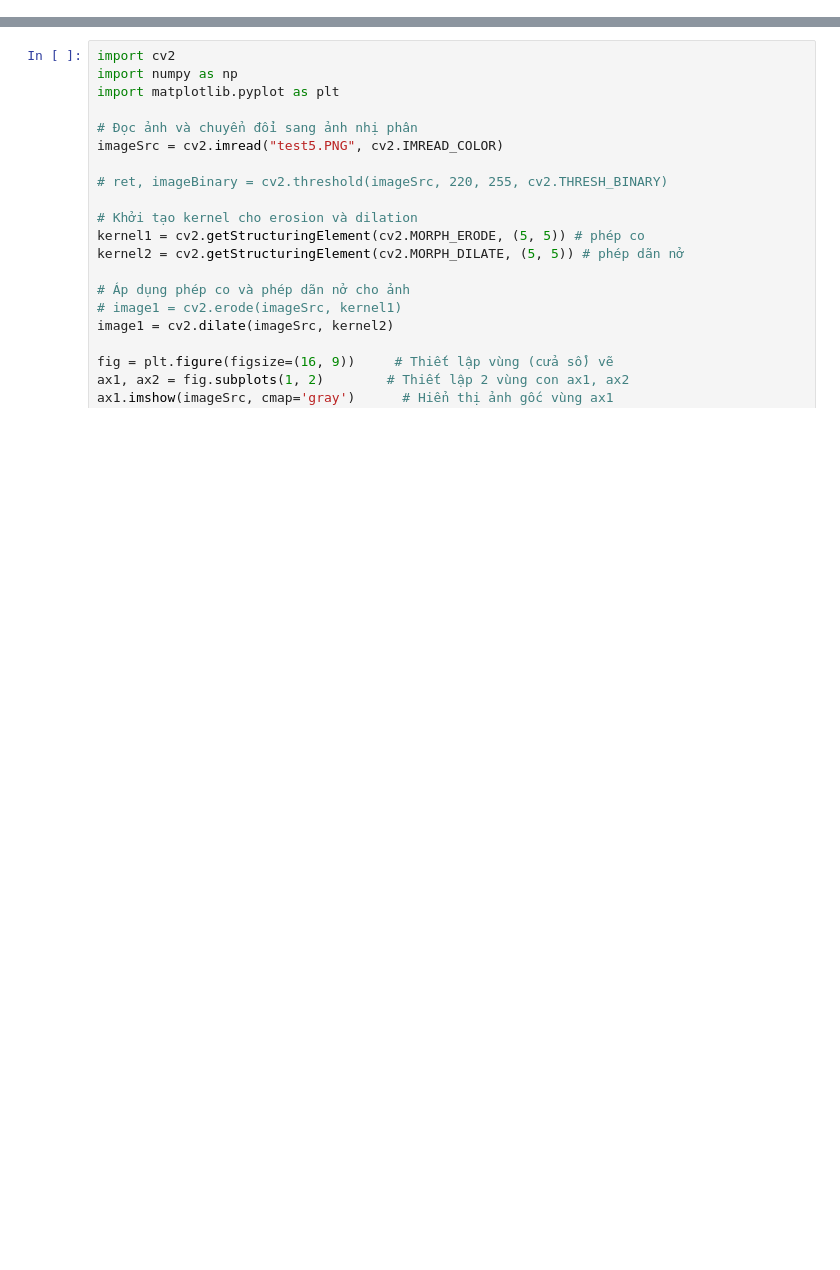
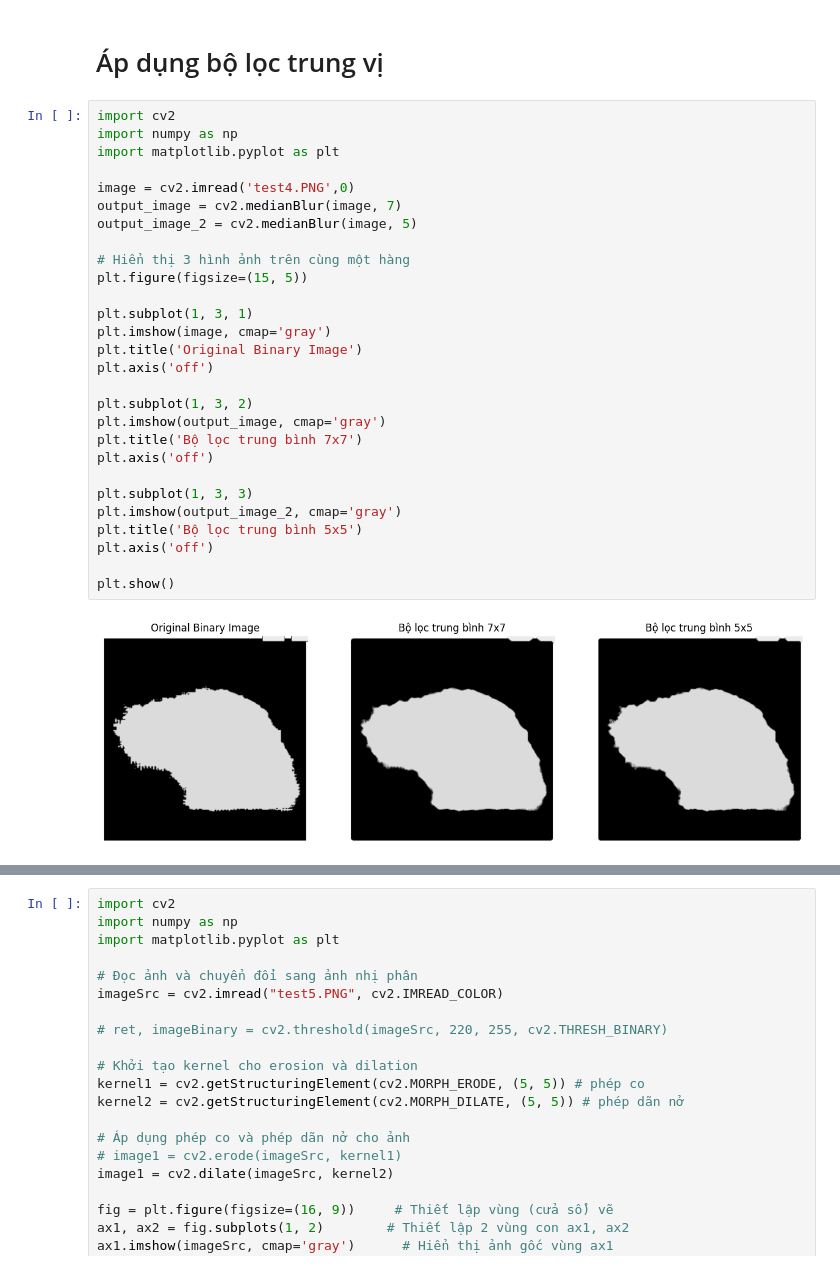
Before and after one commit to namkhanh20192935BK/DATN_20232_BK, a Jupyter notebook: Filter_Image/Filter_Image.ipynb, the cells around one changed output, grey strips where cells are left out. Drawn from its saved outputs; the diff is of its cells as text; blank space fills up the shorter version.

```diff
--- a/Filter_Image/Filter_Image.ipynb
+++ b/Filter_Image/Filter_Image.ipynb
@@ -0,0 +1,32 @@
+# %% [markdown]
+# Áp dụng bộ lọc trung vị
+# %%
+import cv2
+import numpy as np
+import matplotlib.pyplot as plt
+
+image = cv2.imread('test4.PNG',0)
+output_image = cv2.medianBlur(image, 7)
+output_image_2 = cv2.medianBlur(image, 5)
+
+# Hiển thị 3 hình ảnh trên cùng một hàng
+plt.figure(figsize=(15, 5))
+
+plt.subplot(1, 3, 1)
+plt.imshow(image, cmap='gray')
+plt.title('Original Binary Image')
+plt.axis('off')
+
+plt.subplot(1, 3, 2)
+plt.imshow(output_image, cmap='gray')
+plt.title('Bộ lọc trung bình 7x7')
+plt.axis('off')
+
+plt.subplot(1, 3, 3)
+plt.imshow(output_image_2, cmap='gray')
+plt.title('Bộ lọc trung bình 5x5')
+plt.axis('off')
+
+plt.show()
+# %% [output]
+[figure, added]
```
Also changed, not shown: parts of 3 cells of this notebook, 2 other files.
